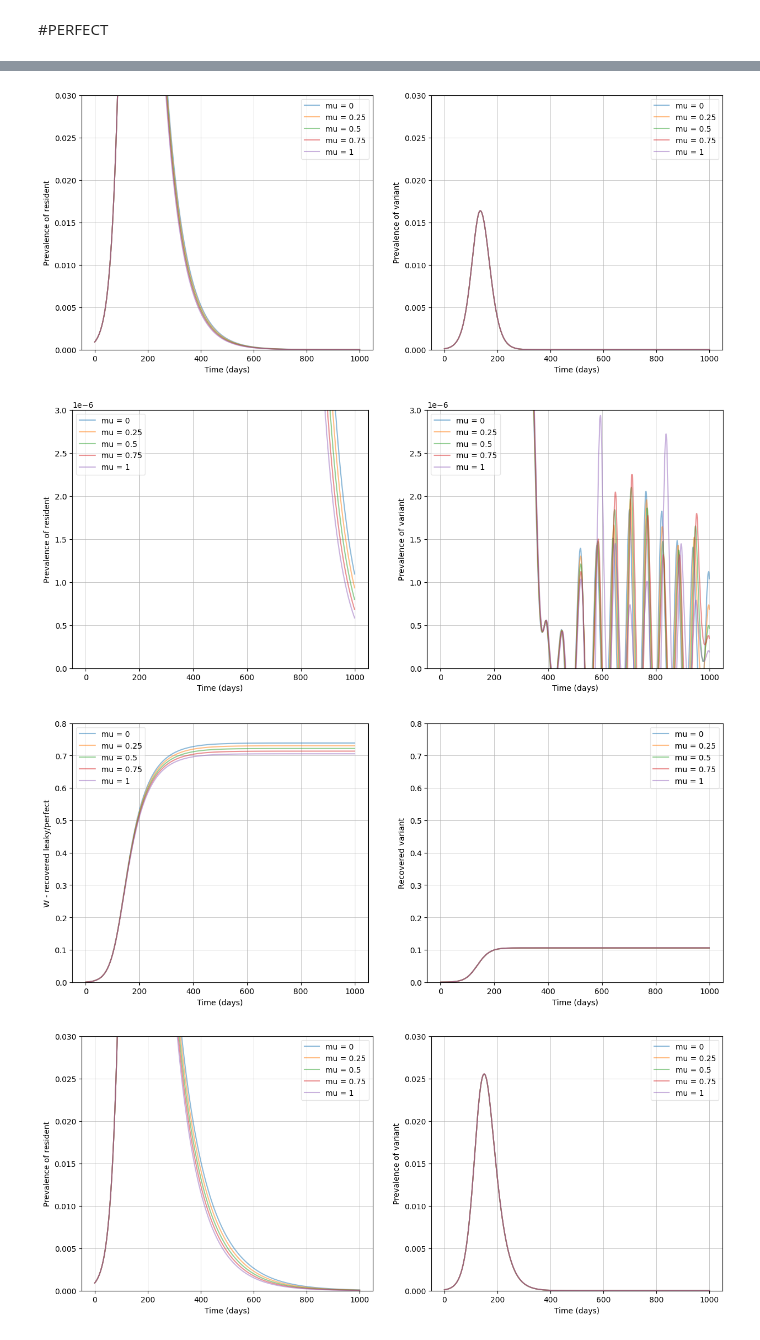
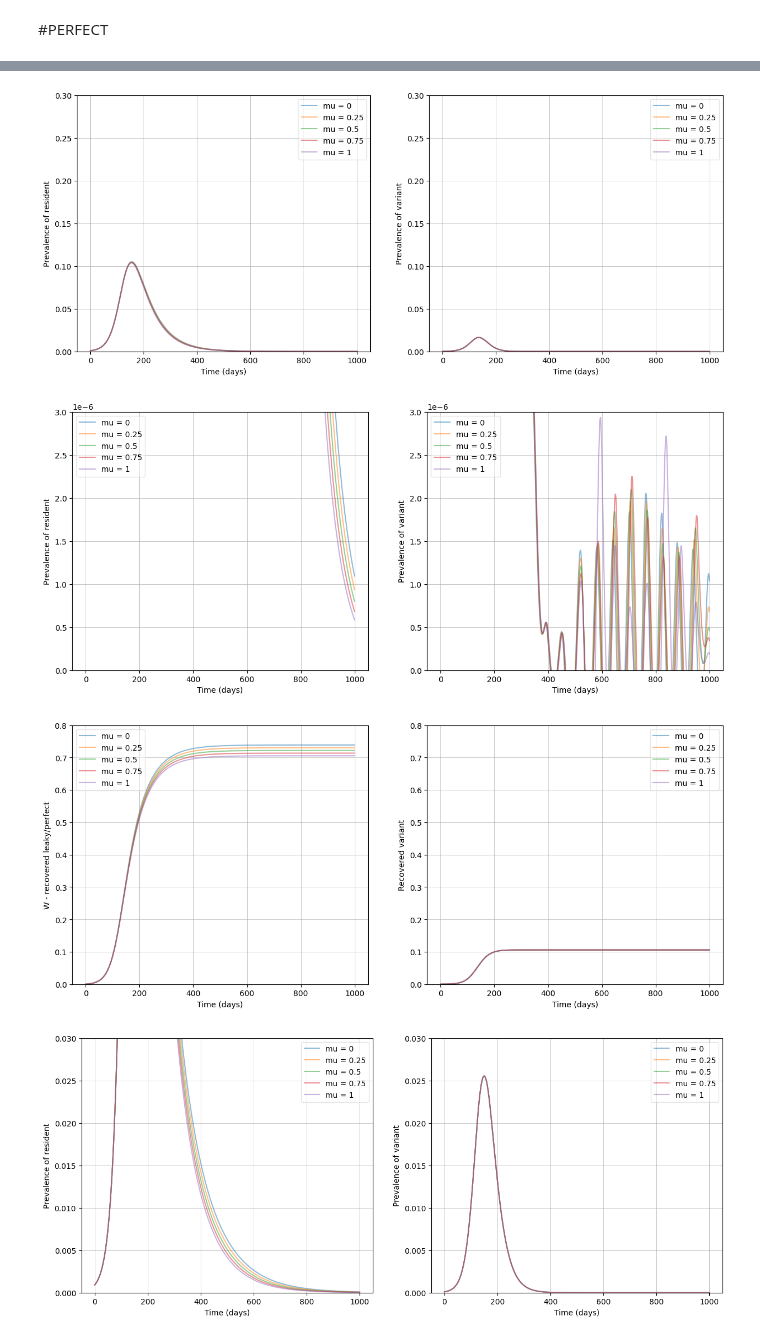
Before and after one commit to condusinew/vaccine_failure_escape, a Jupyter notebook: SIR_mode_natimm.ipynb, the cells around one changed output, grey strips where cells are left out. Saved outputs shown, nothing was run; the diff lists cells and outputs as text; code cells hidden in the pictures.

```diff
--- a/SIR_mode_natimm.ipynb
+++ b/SIR_mode_natimm.ipynb
@@ -884,36 +884,44 @@ mu = [0, 0.25, 0.5, 0.75, 1] #mu being degre of immune escape, closer to 1 means
 
 kwargs = {}
 solutions = []
 
 epsilona = 1 #1 means go into W: all/leaky; 0 means go into X, nothing
 epsilonL = 0.5
-Rvnaught = 2
+
+
+Rrnaught = 1.6
+gammar = 1/14
+betar = gammar*Rrnaught
+
+Rvnaught = 1.7
+gammav = 1/14
+betav = Rvnaught*gammav
 
 S0 = 0.8
 Ir0 = 0.09
 
 X0 = 0
 W0 = 0
 
 Rv0 = 0
 Iv0 = 1-(S0+Ir0+X0+W0+Rv0)
 
 #loop thru epsilon values and solve to get many solutions at same protection level
 for i in range(len(mu)):
   solution = solve_ivp(SIR_model_rv,
                       [0,t],
                       y0,
                       args=(mu[i], betar, gammar, betav, gammav, epsilona, epsilonL),
                       dense_output=True,
                       t_eval=np.linspace(0, t, t + 1),)
   solutions.append(solution)
   kwargs[str(mu[i])] = solutions[i]
 
-plot_many_mono("mu",ylim_max = 0.03,**kwargs)
+plot_many_mono("mu", ylim_max = 0.3,**kwargs)
 plot_many_mono("mu",ylim_max = 0.000003,**kwargs)
 plot_many_mon_WRv("mu",ylim_max = 0.8,**kwargs)
 # %% [output]
-[figure, old version]
+[figure, new version]
 [figure]
 [figure]
 # %%
```
Also changed, not shown: parts of 3 cells of this notebook.
